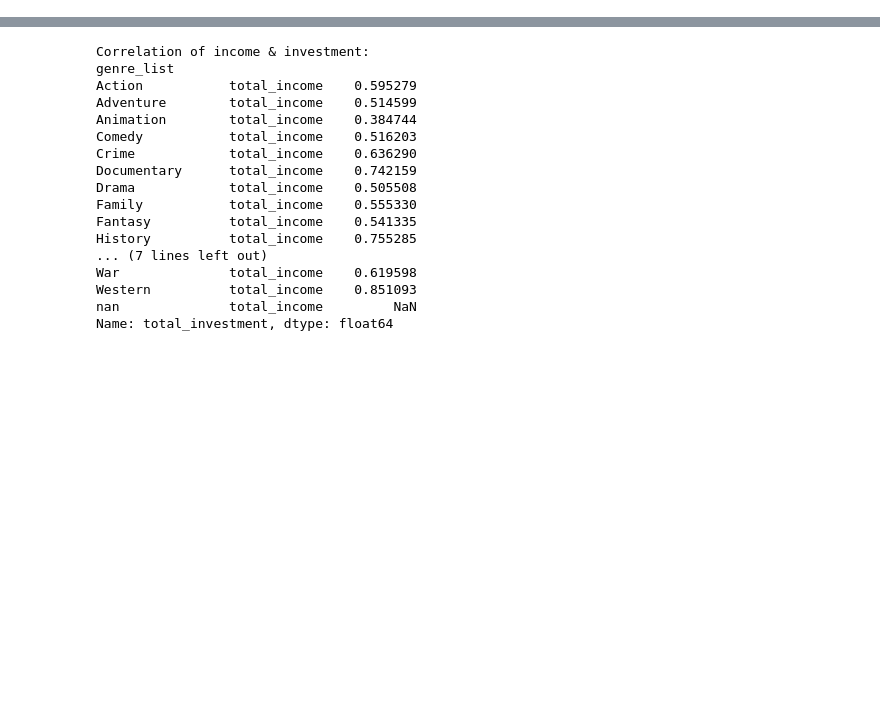
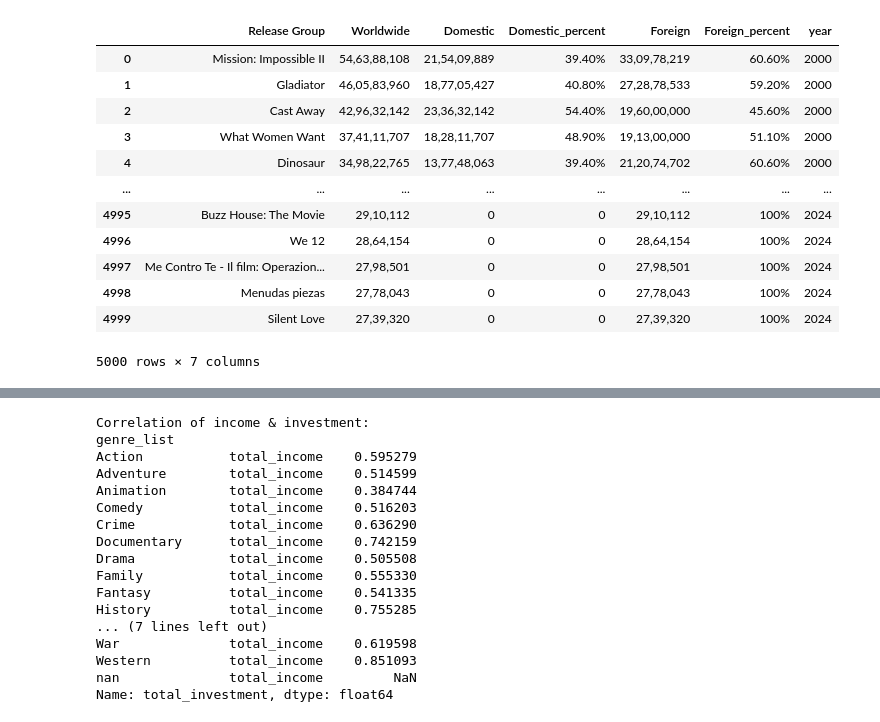
Before and after one commit to ReemaS03/SpotifyFeaturesVSPopularity, a Jupyter notebook: main.ipynb, the cells around one changed output, grey strips where cells are left out. Cells and saved outputs as stored; diff of their text form; code cells hidden in the pictures; blank space fills up the shorter version.

```diff
--- a/main.ipynb
+++ b/main.ipynb
@@ -9,4 +10,27 @@ from sklearn.linear_model import LinearRegression
 # %%
-box_office_data = pd.read_csv("2000-2009 Movies Box Ofice Collection.csv")
+box_office_data1 = pd.read_csv("2000-2009 Movies Box Ofice Collection.csv")
+box_office_data2 = pd.read_csv("2010-2024 Movies Box Ofice Collection.csv")
+box_office_data3 = pd.read_csv("2024 Movies Box Ofice Collection.csv")
 imdb_data_1 = pd.read_csv("imdb_movies.csv")
-imdb_data_2 = pd.read_csv("IMDB_Movies_Dataset.csv")
+# imdb_data_2 = pd.read_csv("IMDB_Movies_Dataset.csv")
+# %%
+box_office_data = pd.concat([box_office_data1, box_office_data2, box_office_data3]).reset_index(drop=True)
+# %%
+box_office_data = box_office_data.iloc[: , 1:]
+box_office_data = box_office_data.drop(columns = ['Rank'])
+# %%
+box_office_data
+# %% [output]
+|  | Release Group | Worldwide | Domestic | Domestic_percent | Foreign | Foreign_percent | year |
+| 0 | Mission: Impossible II | 54,63,88,108 | 21,54,09,889 | 39.40% | 33,09,78,219 | 60.60% | 2000 |
+| 1 | Gladiator | 46,05,83,960 | 18,77,05,427 | 40.80% | 27,28,78,533 | 59.20% | 2000 |
+| 2 | Cast Away | 42,96,32,142 | 23,36,32,142 | 54.40% | 19,60,00,000 | 45.60% | 2000 |
+| 3 | What Women Want | 37,41,11,707 | 18,28,11,707 | 48.90% | 19,13,00,000 | 51.10% | 2000 |
+| 4 | Dinosaur | 34,98,22,765 | 13,77,48,063 | 39.40% | 21,20,74,702 | 60.60% | 2000 |
+| ... | ... | ... | ... | ... | ... | ... | ... |
+| 4995 | Buzz House: The Movie | 29,10,112 | 0 | 0 | 29,10,112 | 100% | 2024 |
+| 4996 | We 12 | 28,64,154 | 0 | 0 | 28,64,154 | 100% | 2024 |
+| 4997 | Me Contro Te - Il film: Operazion... | 27,98,501 | 0 | 0 | 27,98,501 | 100% | 2024 |
+| 4998 | Menudas piezas | 27,78,043 | 0 | 0 | 27,78,043 | 100% | 2024 |
+| 4999 | Silent Love | 27,39,320 | 0 | 0 | 27,39,320 | 100% | 2024 |
+5000 rows × 7 columns
```
Also changed, not shown: parts of 31 cells of this notebook, 2 other files.
